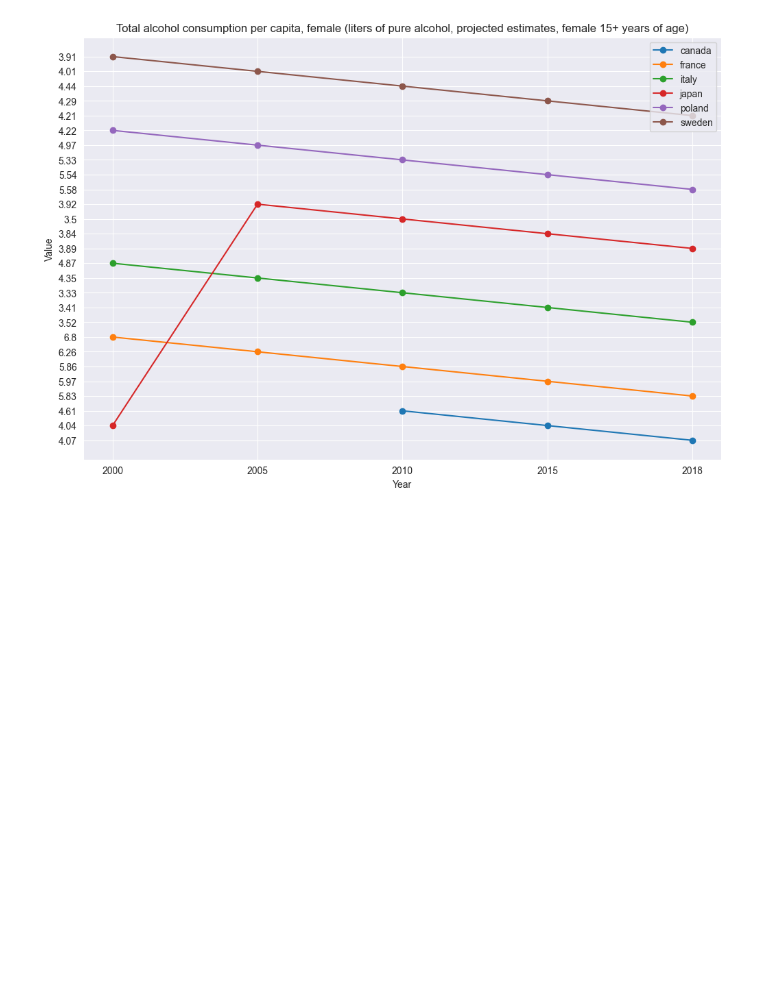
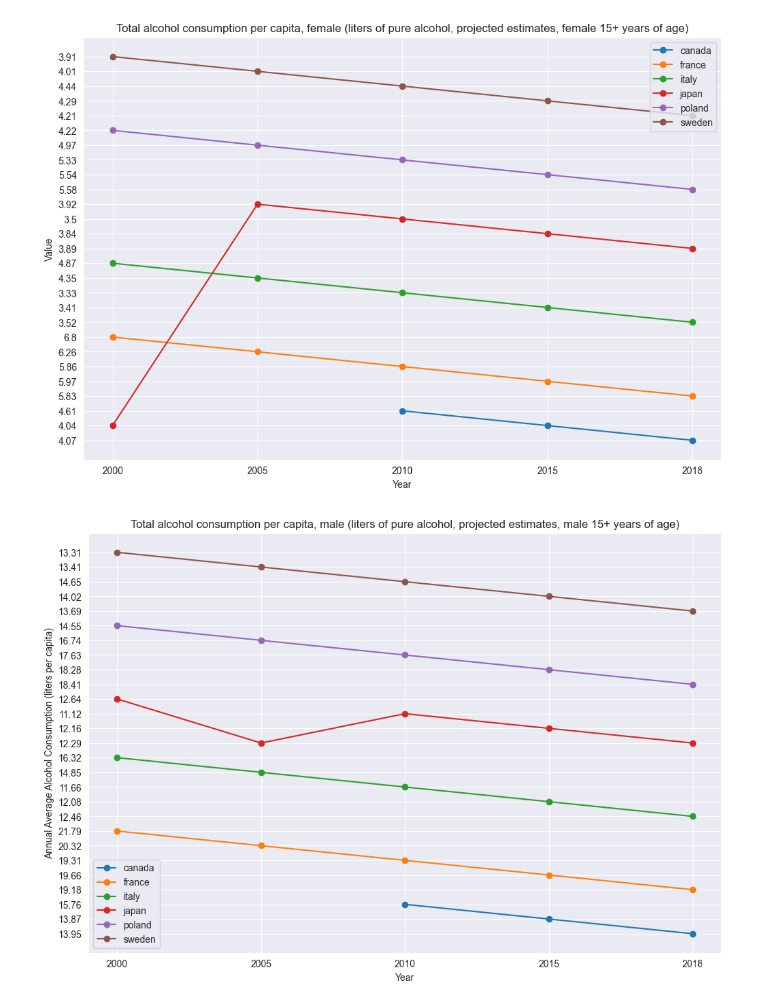
Before and after one commit to DuQer/HealthEducationVisualization, a Jupyter notebook: main.ipynb, the cells around one changed output. Saved outputs shown, nothing was run; the diff lists cells and outputs as text; code cells hidden in the pictures; blank space fills up the shorter version.

Commit message:
Created a chart visualizing the annual alcohol consumption per capita(male) for selected countries

```diff
--- a/main.ipynb
+++ b/main.ipynb
@@ -180,3 +180,23 @@ plt.gca().invert_xaxis()
 plt.show()
 # %% [output]
 [figure]
+# %%
+indicator_name = "Total alcohol consumption per capita, male (liters of pure alcohol, projected estimates, male 15+ years of age)"
+plt.figure(figsize=(12, 8))
+
+for country in selected_countries:
+    selected_data = lista_health[country][lista_health[country]['Indicator Name'] == indicator_name]
+    selected_data = selected_data.sort_values(by='Year', ascending=False)
+    plt.plot(selected_data['Year'], selected_data['Value'], marker='o', linestyle='-', label=country)
+
+plt.title(indicator_name)
+plt.xlabel('Year')
+plt.ylabel('Annual Average Alcohol Consumption (liters per capita)')
+plt.legend()
+plt.grid(True)
+
+plt.gca().invert_xaxis()
+
+plt.show()
+# %% [output]
+[figure, added]
```
